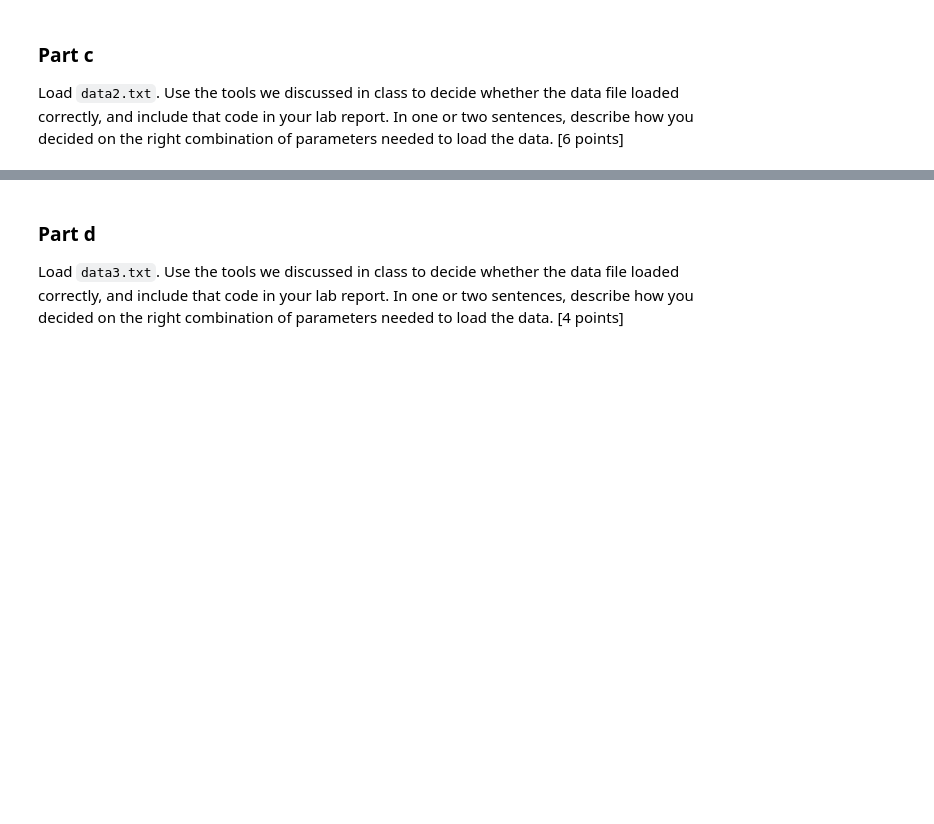
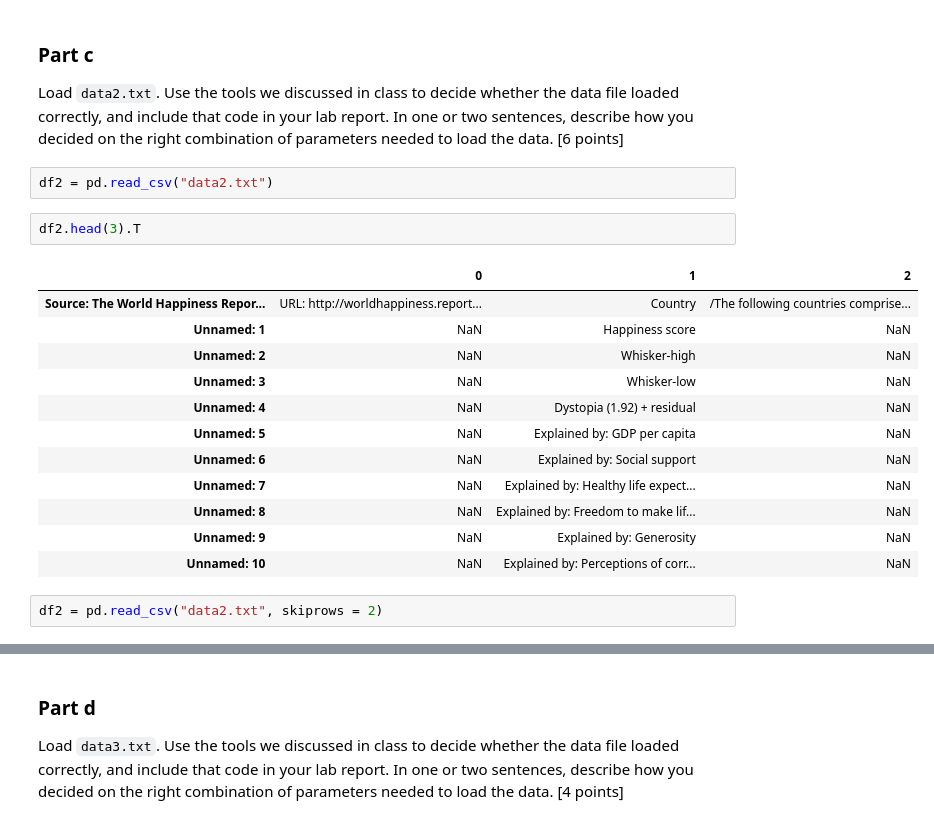
Before and after one commit to rde6mn/DS6001-lab2, a Jupyter notebook: labassignment2.ipynb, the cells around one changed output, grey strips where cells are left out. Drawn from its saved outputs; the diff is of its cells as text; blank space fills up the shorter version.

```diff
--- a/labassignment2.ipynb
+++ b/labassignment2.ipynb
@@ -94,3 +94,22 @@ I noticed that the column names were in row 2, so I used the help function to fi
 # %% [markdown]
 ### Part c
 Load `data2.txt`. Use the tools we discussed in class to decide whether the data file loaded correctly, and include that code in your lab report. In one or two sentences, describe how you decided on the right combination of parameters needed to load the data. [6 points]
+# %%
+df2 = pd.read_csv("data2.txt")
+# %%
+df2.head(3).T
+# %% [output]
+|  | 0 | 1 | 2 |
+| Source: The World Happiness Repor... | URL: http://worldhappiness.report... | Country | /The following countries comprise... |
+| Unnamed: 1 | NaN | Happiness score | NaN |
+| Unnamed: 2 | NaN | Whisker-high | NaN |
+| Unnamed: 3 | NaN | Whisker-low | NaN |
+| Unnamed: 4 | NaN | Dystopia (1.92) + residual | NaN |
+| Unnamed: 5 | NaN | Explained by: GDP per capita | NaN |
+| Unnamed: 6 | NaN | Explained by: Social support | NaN |
+| Unnamed: 7 | NaN | Explained by: Healthy life expect... | NaN |
+| Unnamed: 8 | NaN | Explained by: Freedom to make lif... | NaN |
+| Unnamed: 9 | NaN | Explained by: Generosity | NaN |
+| Unnamed: 10 | NaN | Explained by: Perceptions of corr... | NaN |
+# %%
+df2 = pd.read_csv("data2.txt", skiprows = 2)
```
Also changed, not shown: parts of 20 cells of this notebook.
